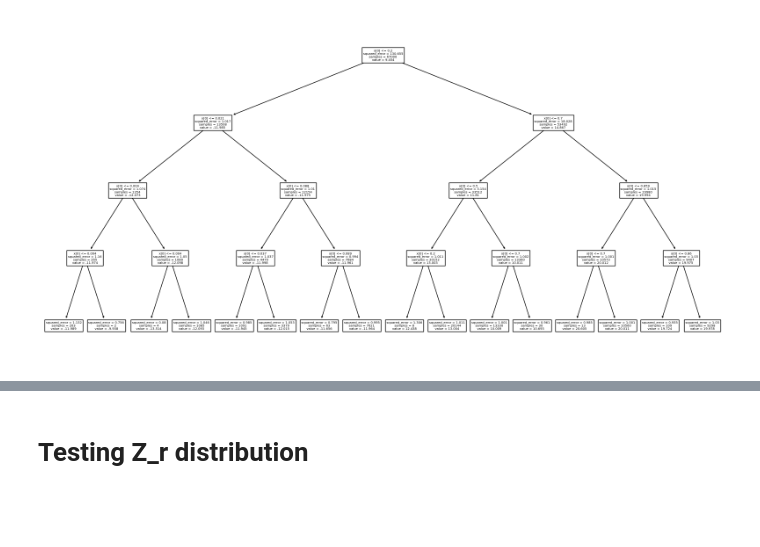
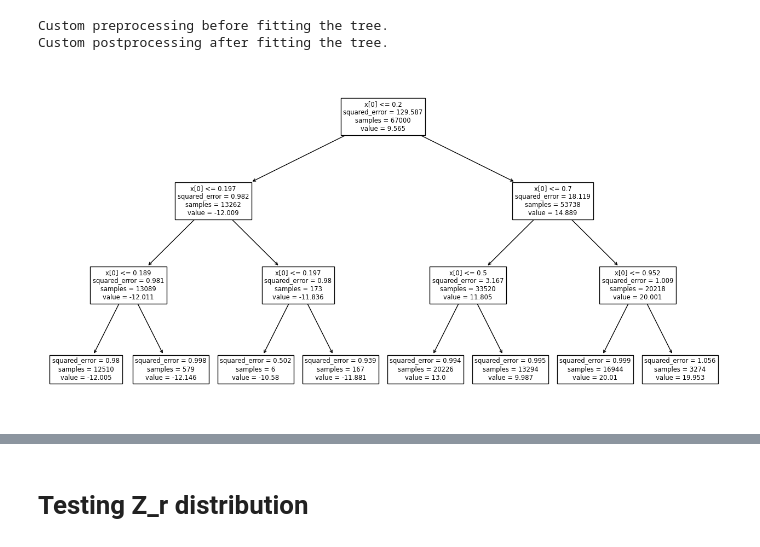
Before and after one commit to taariqnazar/pval-regularized-trees, a Jupyter notebook: code/cart.ipynb, the cells around one changed output, grey strips where cells are left out. Drawn from its saved outputs; the diff is of its cells as text; code cells hidden in the pictures; blank space fills up the shorter version.

```diff
--- a/code/cart.ipynb
+++ b/code/cart.ipynb
@@ -10,3 +82,15 @@ from sklearn import tree
+# %%
+class CustomDecisionTreeRegressor(tree.DecisionTreeRegressor):
+    def fit(self, X, y, sample_weight=None, check_input=True):
+        print("Custom preprocessing before fitting the tree.")
+        super().fit(X, y, sample_weight, check_input)
+        print("Custom postprocessing after fitting the tree.")
+
+    def _fit_node(self, X, y, depth, sample_weight, record_splits=False,
+                  parent_idx=0, split_dir=None, X_idx_sorted=None):
+        print(f"Node at depth {depth}, parent index {parent_idx}")
+        return super()._fit_node(X, y, depth, sample_weight, record_splits,
+                                 parent_idx, split_dir, X_idx_sorted)
 # %%
 std = 1 # sigma
 
@@ -20,8 +104,10 @@ y = y + eps
 # %%
 X_train, X_test, y_train, y_test = train_test_split(X, y, test_size=0.33, random_state=42)
 # %%
-rt = tree.DecisionTreeRegressor(random_state=0, max_depth=4)
+rt = CustomDecisionTreeRegressor(random_state=0, max_depth=3)
 rt.fit(X_train,y_train)
 _ = tree.plot_tree(rt)
 # %% [output]
+Custom preprocessing before fitting the tree.
+Custom postprocessing after fitting the tree.
-[figure, old version]
+[figure, new version]
```
Also changed, not shown: parts of 13 cells of this notebook.
